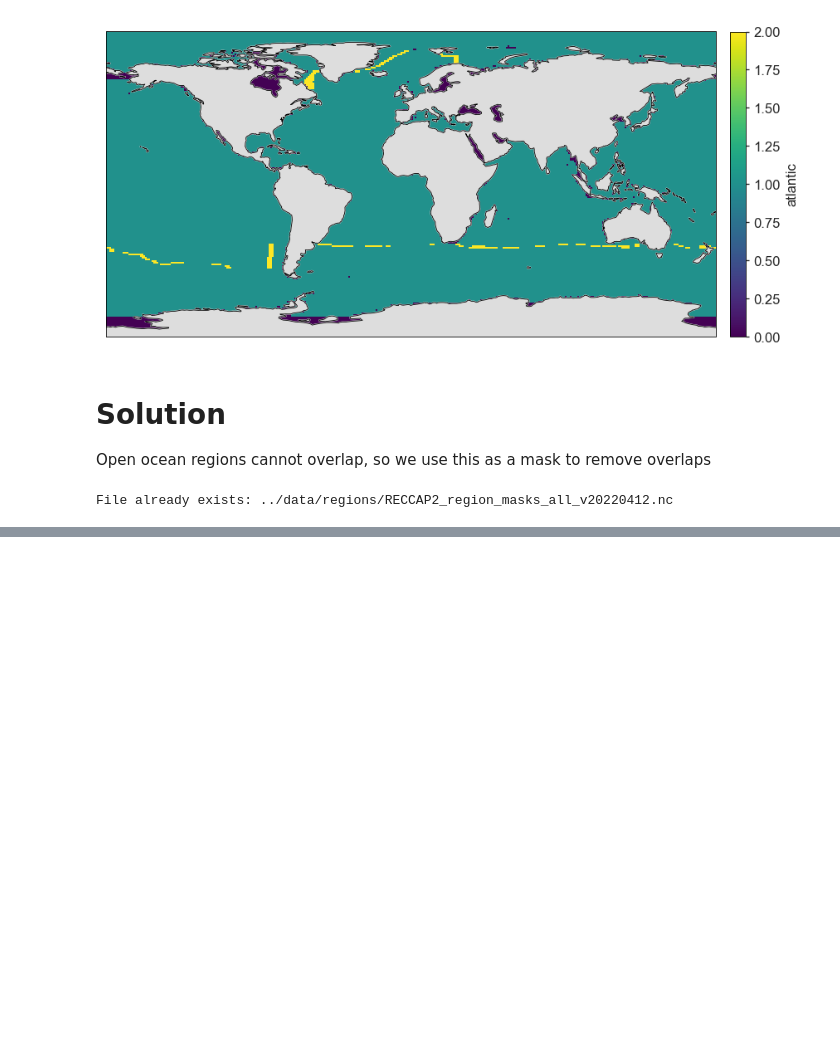
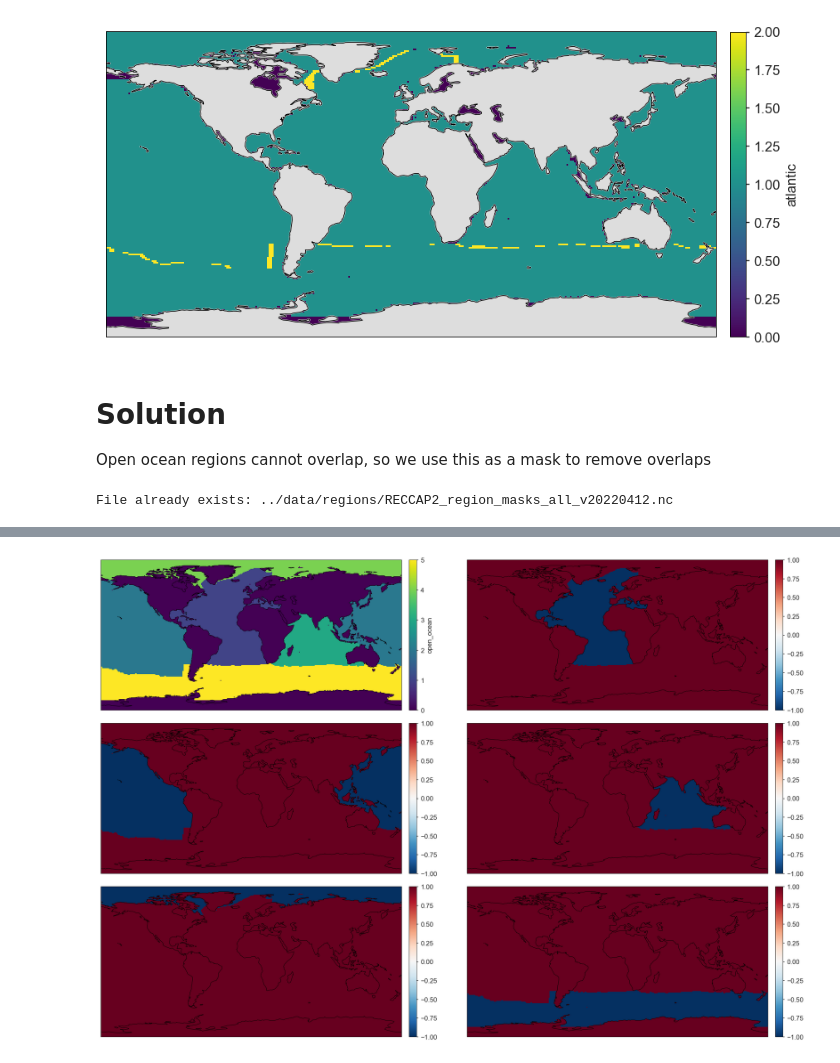
Before and after one commit to RECCAP2-ocean/R2-shared-resources, a Jupyter notebook: notebooks/reccap2-regions.ipynb, the cells around one changed output, grey strips where cells are left out. Drawn from its saved outputs; the diff is of its cells as text; code cells hidden in the pictures; blank space fills up the shorter version.

```diff
--- a/notebooks/reccap2-regions.ipynb
+++ b/notebooks/reccap2-regions.ipynb
@@ -159,0 +228,12 @@ File already exists: ../data/regions/RECCAP2_region_masks_all_v20220412.nc
+# %%
+r3.open_ocean.map(pos=321)
+(-1 * ((r3.atlantic > 0).astype(int) + (r3.open_ocean == 1).astype(int)) + 1).map(pos=322, robust=False)
+(-1 * ((r3.pacific  > 0).astype(int) + (r3.open_ocean == 2).astype(int)) + 1).map(pos=323, robust=False)
+(-1 * ((r3.indian   > 0).astype(int) + (r3.open_ocean == 3).astype(int)) + 1).map(pos=324, robust=False)
+(-1 * ((r3.arctic   > 0).astype(int) + (r3.open_ocean == 4).astype(int)) + 1).map(pos=325, robust=False)
+(-1 * ((r3.southern > 0).astype(int) + (r3.open_ocean == 5).astype(int)) + 1).map(pos=326, robust=False)
+
+fig = plt.gcf()
+fig.tight_layout()
+# %% [output]
+[figure, added]
```
Also changed, not shown: parts of 6 cells of this notebook, 4 other files.
